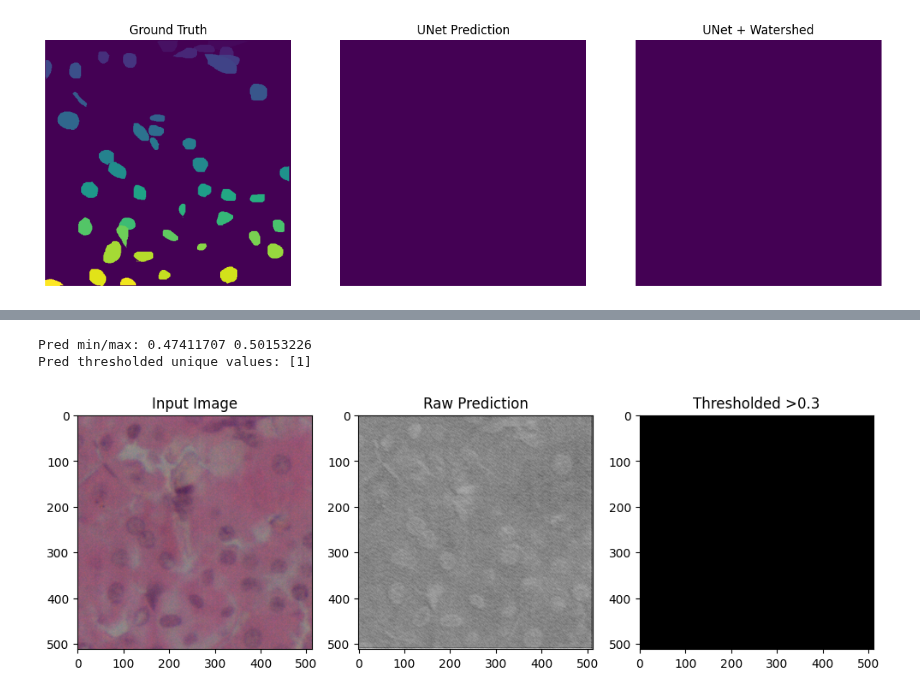
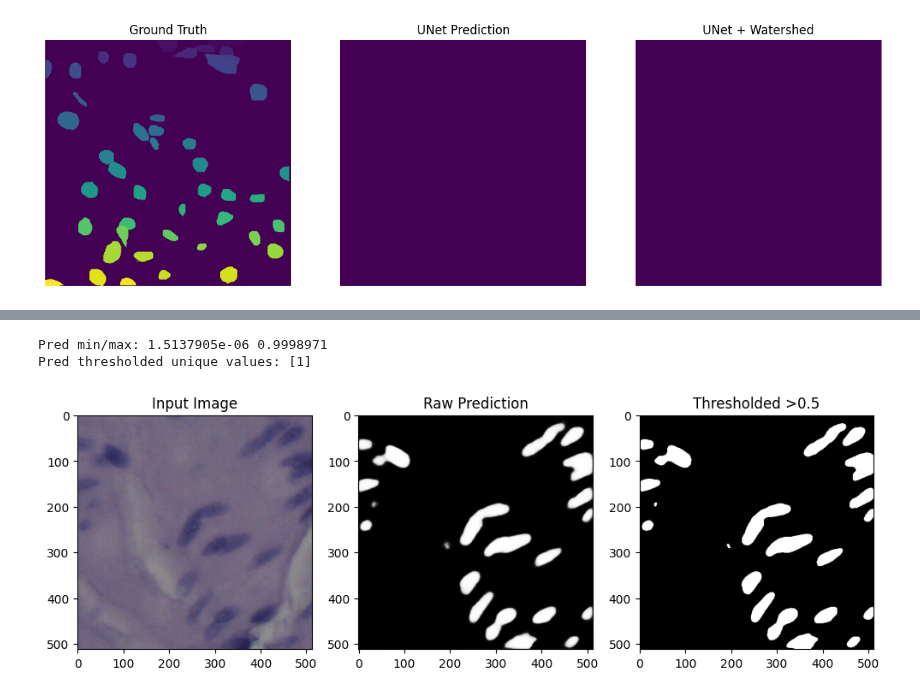
Before and after one commit to nishalahmedpk/NuInsSeg, a Jupyter notebook: shallow_unet.ipynb, the cells around one changed output, grey strips where cells are left out. Cells and saved outputs as stored; diff of their text form; code cells hidden in the pictures.

```diff
--- a/shallow_unet.ipynb
+++ b/shallow_unet.ipynb
@@ -8,7 +8,7 @@ import shutil
 import os
 
 # Define your destination path in Google Drive
-drive_output_path = '/content/drive/My Drive/NuInsSeg/shallow_unet'
+drive_output_path = '/content/drive/My Drive/NuInsSeg/shallow_unet_full'
 os.makedirs(drive_output_path, exist_ok=True)
 # %%
 opts = {}
@@ -101,17 +100,17 @@ organ_names
 # %%
 # input and outpu paths
-# img_path = glob(os.path.join(base_path, '*/tissue images/', '*.png'))
-# binary_mask_path = glob(os.path.join(base_path, '*/mask binary/', '*.png'))
-# distance_mask_path = glob(os.path.join(base_path, '*/distance maps/', '*.png'))
-# label_mask_path = glob(os.path.join(base_path, '*/label masks modify/', '*.tif'))
-# vague_mask_path =  glob(os.path.join(base_path, '*/vague areas/mask binary/', '*.png'))
+img_path = glob(os.path.join(base_path, '*/tissue images/', '*.png'))
+binary_mask_path = glob(os.path.join(base_path, '*/mask binary/', '*.png'))
+distance_mask_path = glob(os.path.join(base_path, '*/distance maps/', '*.png'))
+label_mask_path = glob(os.path.join(base_path, '*/label masks modify/', '*.tif'))
+vague_mask_path =  glob(os.path.join(base_path, '*/vague areas/mask binary/', '*.png'))
 
 #Smaller Data
-img_path = glob(os.path.join(base_path, 'mouse kidney/tissue images/', '*.png'))
-binary_mask_path = glob(os.path.join(base_path, 'mouse kidney/mask binary/', '*.png'))
-distance_mask_path = glob(os.path.join(base_path, 'mouse kidney/distance maps/', '*.png'))
-label_mask_path = glob(os.path.join(base_path, '*mouse kidney/label masks modify/', '*.tif'))
-vague_mask_path =  glob(os.path.join(base_path, '*mouse kidney/vague areas/mask binary/', '*.png'))
+# img_path = glob(os.path.join(base_path, 'mouse kidney/tissue images/', '*.png'))
+# binary_mask_path = glob(os.path.join(base_path, 'mouse kidney/mask binary/', '*.png'))
+# distance_mask_path = glob(os.path.join(base_path, 'mouse kidney/distance maps/', '*.png'))
+# label_mask_path = glob(os.path.join(base_path, '*mouse kidney/label masks modify/', '*.tif'))
+# vague_mask_path =  glob(os.path.join(base_path, '*mouse kidney/vague areas/mask binary/', '*.png'))
 
 
 
@@ -1018,24 +1001,24 @@ pred_val_t = (pred_val_seg > 0.0).astype(np.uint8)
 print("Pred min/max:", pred_val_seg.min(), pred_val_seg.max())
 print("Pred thresholded unique values:", np.unique(pred_val_t))
 # %% [output]
-Pred min/max: 0.47411707 0.50153226
+Pred min/max: 1.5137905e-06 0.9998971
 Pred thresholded unique values: [1]
 # %%
 import matplotlib.pyplot as plt
 
 plt.figure(figsize=(12,4))
 plt.subplot(1,3,1)
 plt.imshow(validation_set_img[0])
 plt.title("Input Image")
 plt.subplot(1,3,2)
 plt.imshow(pred_val_seg[:, :, 0], cmap='gray')
 plt.title("Raw Prediction")
 plt.subplot(1,3,3)
-plt.imshow((pred_val_seg[:, :, 0]>0.005).astype(np.uint8), cmap='gray')
-plt.title("Thresholded >0.3")
+plt.imshow((pred_val_seg[:, :, 0]>0.5).astype(np.uint8), cmap='gray')
+plt.title("Thresholded >0.5")
 plt.show()
 # %% [output]
-[figure, old version]
+[figure, new version]
 # %%
 from skimage.morphology import label, remove_small_objects
 from skimage.segmentation import relabel_sequential
```
Also changed, not shown: parts of 6 cells of this notebook.
